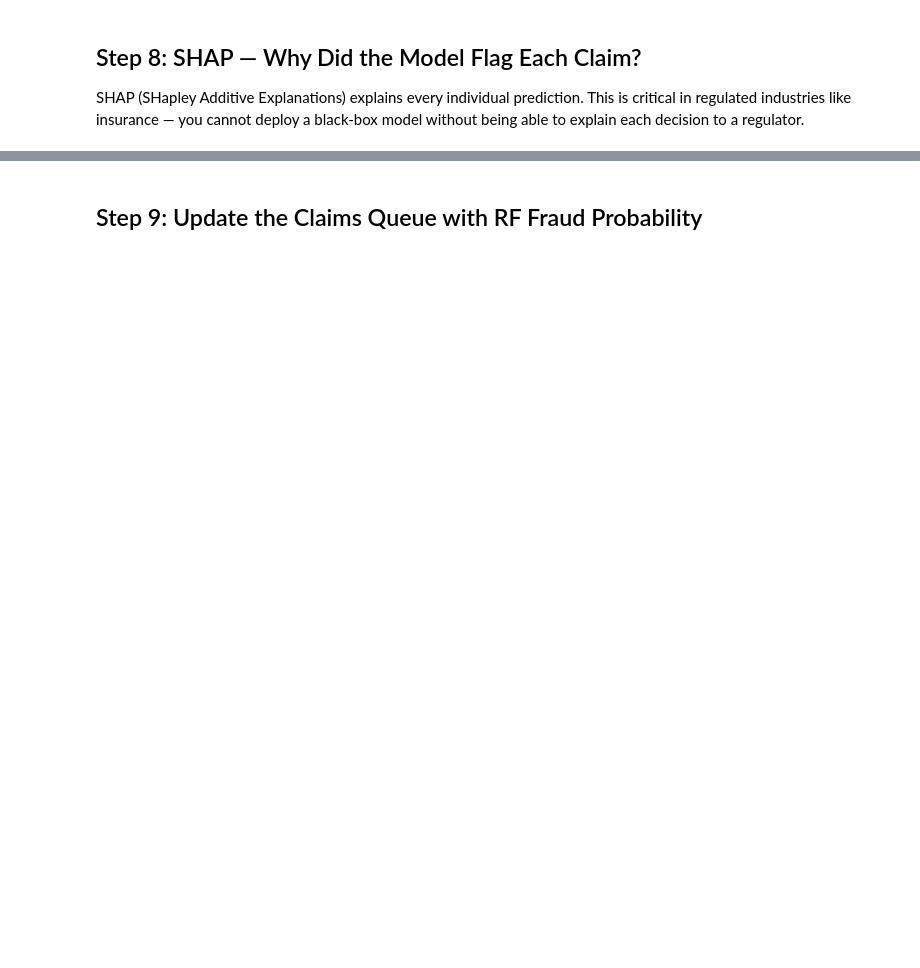
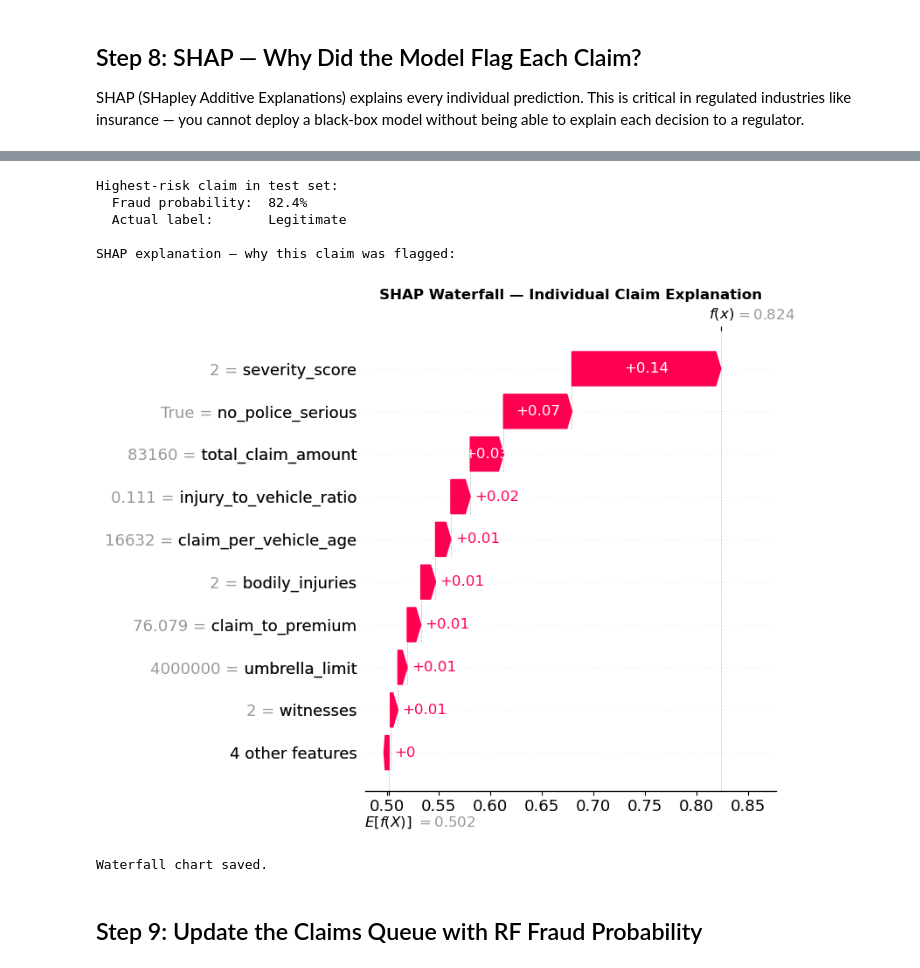
Before and after one commit to ashmitbrar/Insurance_Claims_Intelligence, a Jupyter notebook: notebooks/03_anomaly_detection.ipynb, the cells around one changed output, grey strips where cells are left out. Drawn from its saved outputs; the diff is of its cells as text; code cells hidden in the pictures; blank space fills up the shorter version.

```diff
--- a/notebooks/03_anomaly_detection.ipynb
+++ b/notebooks/03_anomaly_detection.ipynb
@@ -458,28 +481,47 @@ print("SHAP chart saved to outputs/figures/03b_shap_explainability.png")
 # %%
 # Waterfall plot for the single highest-risk claim in the test set
 # This is what an investigator sees when they click on a claim
 highest_risk_idx = y_prob.argmax()
 
 print(f"Highest-risk claim in test set:")
 print(f"  Fraud probability:  {y_prob[highest_risk_idx]:.1%}")
 print(f"  Actual label:       {'FRAUD' if y_test.iloc[highest_risk_idx]==1 else 'Legitimate'}")
 print(f"\nSHAP explanation — why this claim was flagged:")
 
+# SHAP 0.40+ may return a 3D array (n_samples, n_features, n_classes) rather than a list.
+# shap_vals_fraud[idx] is then (n_features, n_classes) — extract the fraud class column.
+raw_vals = shap_vals_fraud[highest_risk_idx]
+if raw_vals.ndim == 2:
+    raw_vals = raw_vals[:, 1]
+
+base_val = explainer.expected_value
+if hasattr(base_val, '__len__'):
+    base_val = float(base_val[1])
+else:
+    base_val = float(base_val)
+
 shap_explanation = shap.Explanation(
-    values=shap_vals_fraud[highest_risk_idx],
-    base_values=explainer.expected_value[1] if isinstance(explainer.expected_value, list)
-                else explainer.expected_value,
+    values=raw_vals,
+    base_values=base_val,
     data=X_test.iloc[highest_risk_idx].values,
     feature_names=feature_cols_rf
 )
 
 plt.figure(figsize=(12, 6))
 shap.waterfall_plot(shap_explanation, show=False)
 plt.title('SHAP Waterfall — Individual Claim Explanation', fontweight='bold')
 plt.tight_layout()
 plt.savefig(FIGURES / '03c_shap_waterfall_single_claim.png', dpi=150, bbox_inches='tight')
 plt.show()
 print("Waterfall chart saved.")
+# %% [output]
+Highest-risk claim in test set:
+  Fraud probability:  82.4%
+  Actual label:       Legitimate
+
+SHAP explanation — why this claim was flagged:
+[figure, added]
+Waterfall chart saved.
 # %% [markdown]
 ## Step 9: Update the Claims Queue with RF Fraud Probability
 # %%
```
Also changed, not shown: parts of 4 cells of this notebook, 12 other files.
